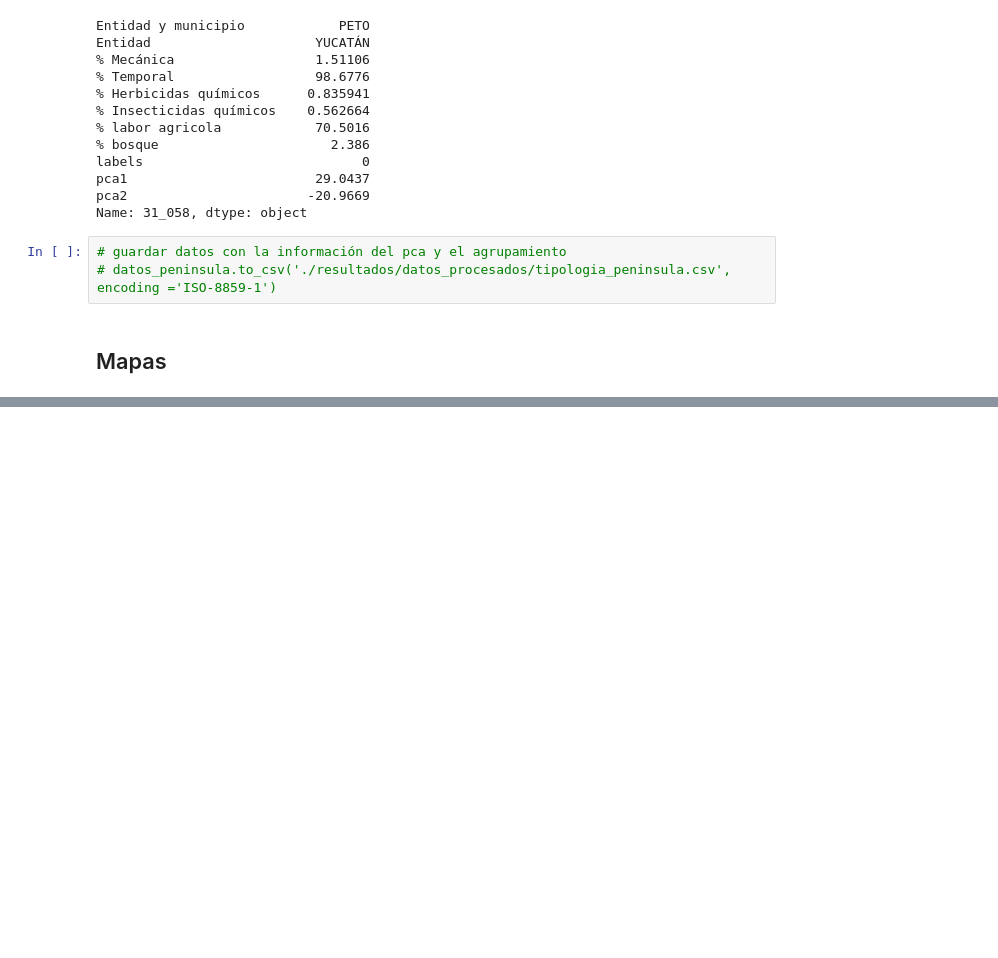
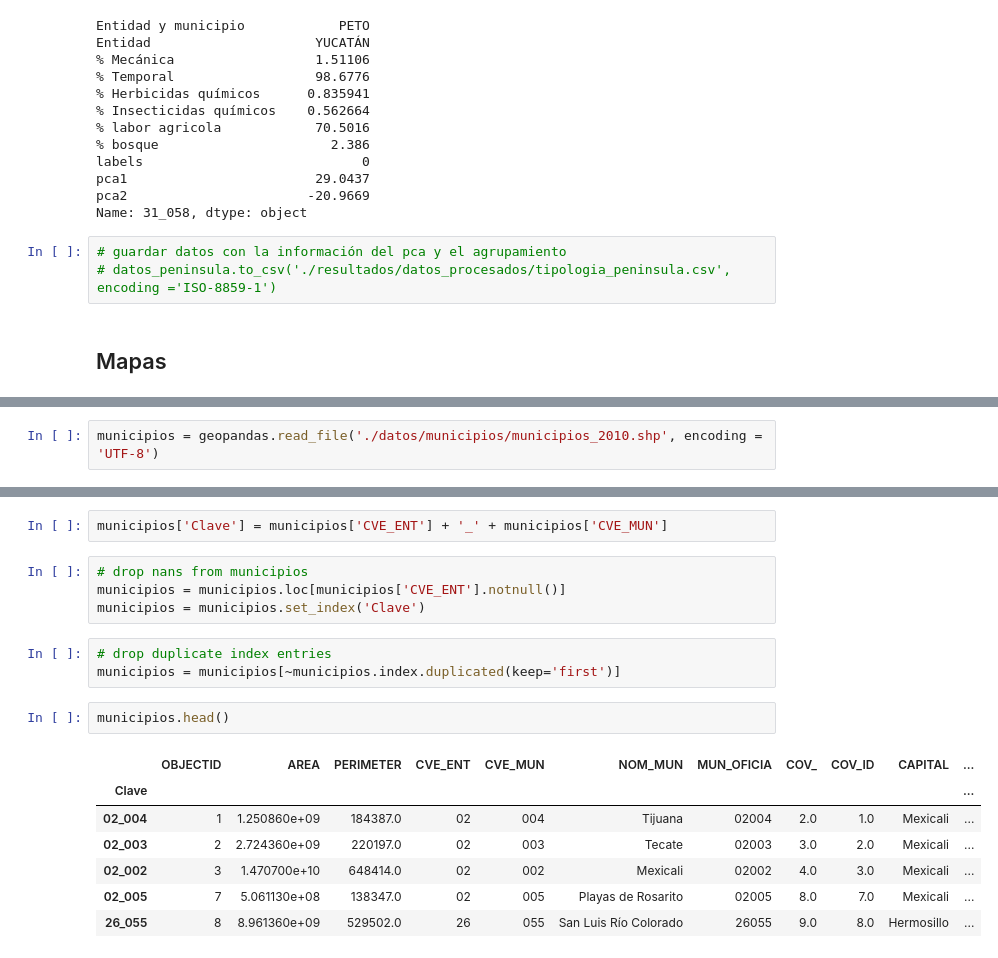
Before and after one commit to iramosp/tesis-paisajes, a Jupyter notebook: Tipologia_manejo_agricola.ipynb, the cells around one changed output, grey strips where cells are left out. Saved outputs shown, nothing was run; the diff lists cells and outputs as text; blank space fills up the shorter version.

```diff
--- a/Tipologia_manejo_agricola.ipynb
+++ b/Tipologia_manejo_agricola.ipynb
@@ -311,0 +318,2 @@ Name: 31_058, dtype: object
+# %%
+municipios = geopandas.read_file('./datos/municipios/municipios_2010.shp', encoding = 'UTF-8')
@@ -311,0 +329,19 @@ Name: 31_058, dtype: object
+# %%
+municipios['Clave'] = municipios['CVE_ENT'] + '_' + municipios['CVE_MUN']
+# %%
+# drop nans from municipios
+municipios = municipios.loc[municipios['CVE_ENT'].notnull()]
+municipios = municipios.set_index('Clave')
+# %%
+# drop duplicate index entries
+municipios = municipios[~municipios.index.duplicated(keep='first')]
+# %%
+municipios.head()
+# %% [output]
+|  | OBJECTID | AREA | PERIMETER | CVE_ENT | CVE_MUN | NOM_MUN | MUN_OFICIA | COV_ | COV_ID | CAPITAL | ... |
+| Clave |  |  |  |  |  |  |  |  |  |  | ... |
+| 02_004 | 1 | 1.250860e+09 | 184387.0 | 02 | 004 | Tijuana | 02004 | 2.0 | 1.0 | Mexicali | ... |
+| 02_003 | 2 | 2.724360e+09 | 220197.0 | 02 | 003 | Tecate | 02003 | 3.0 | 2.0 | Mexicali | ... |
+| 02_002 | 3 | 1.470700e+10 | 648414.0 | 02 | 002 | Mexicali | 02002 | 4.0 | 3.0 | Mexicali | ... |
+| 02_005 | 7 | 5.061130e+08 | 138347.0 | 02 | 005 | Playas de Rosarito | 02005 | 8.0 | 7.0 | Mexicali | ... |
+| 26_055 | 8 | 8.961360e+09 | 529502.0 | 26 | 055 | San Luis Río Colorado | 26055 | 9.0 | 8.0 | Hermosillo | ... |
```
Also changed, not shown: parts of 11 cells of this notebook.
